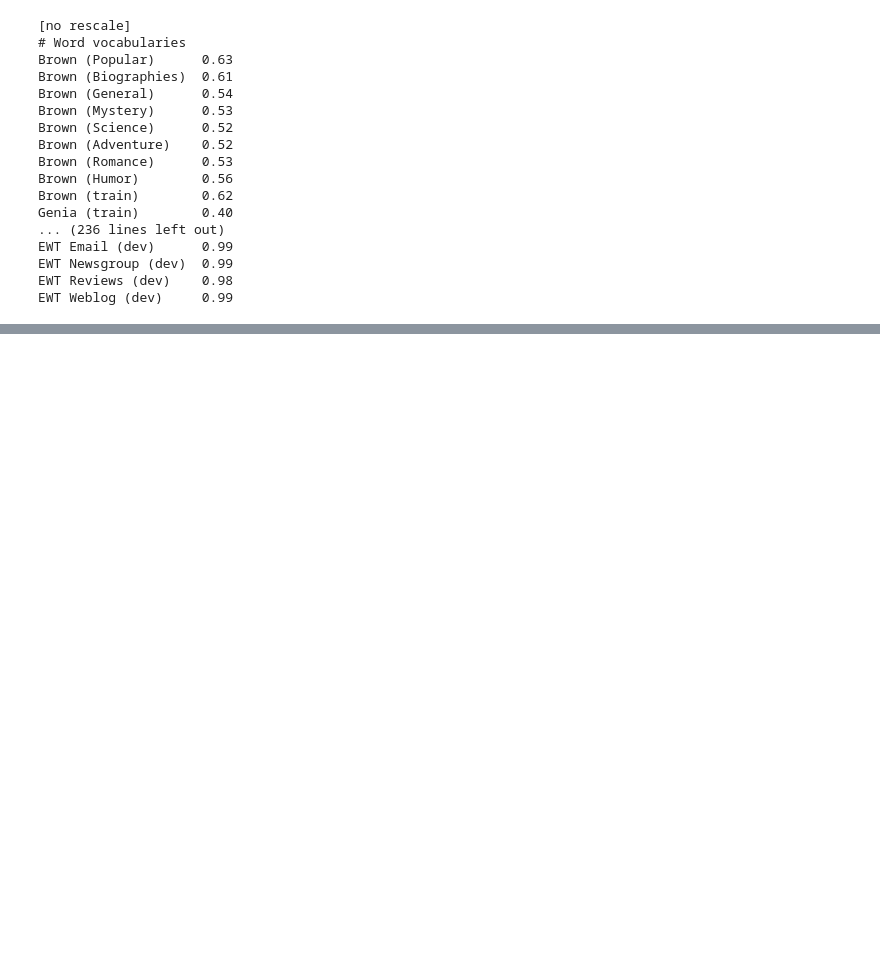
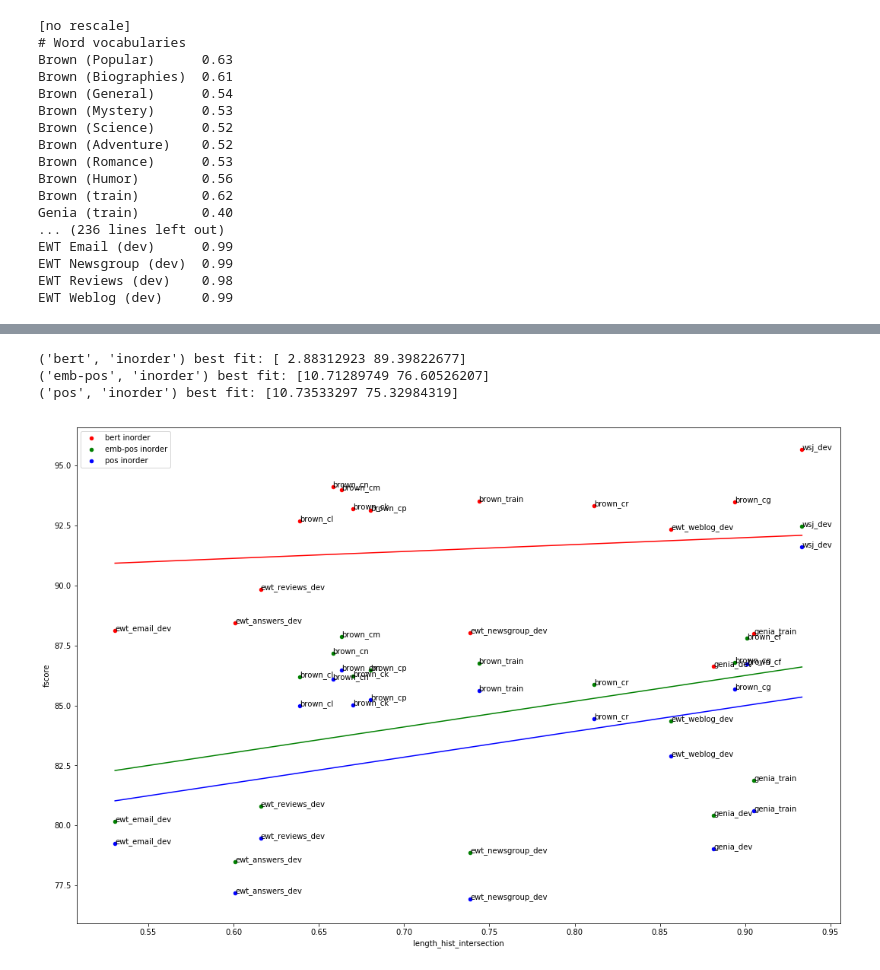
Before and after one commit to dpfried/parse-analysis, a Jupyter notebook: src/decode_analysis.ipynb, the cells around one changed output, grey strips where cells are left out. Cells and saved outputs as stored; diff of their text form; code cells hidden in the pictures; blank space fills up the shorter version.

```diff
--- a/src/decode_analysis.ipynb
+++ b/src/decode_analysis.ipynb
@@ -140,0 +287,7 @@ EWT Weblog (dev)     0.99
+# %%
+plot(grouped_decodes.dropna(), x_label='length_hist_intersection', best_fit=True, parser_type='inorder')
+# %% [output]
+('bert', 'inorder') best fit: [ 2.88312923 89.39822677]
+('emb-pos', 'inorder') best fit: [10.71289749 76.60526207]
+('pos', 'inorder') best fit: [10.73533297 75.32984319]
+[figure, added]
```
Also changed, not shown: parts of 24 cells of this notebook, 1 other file.
